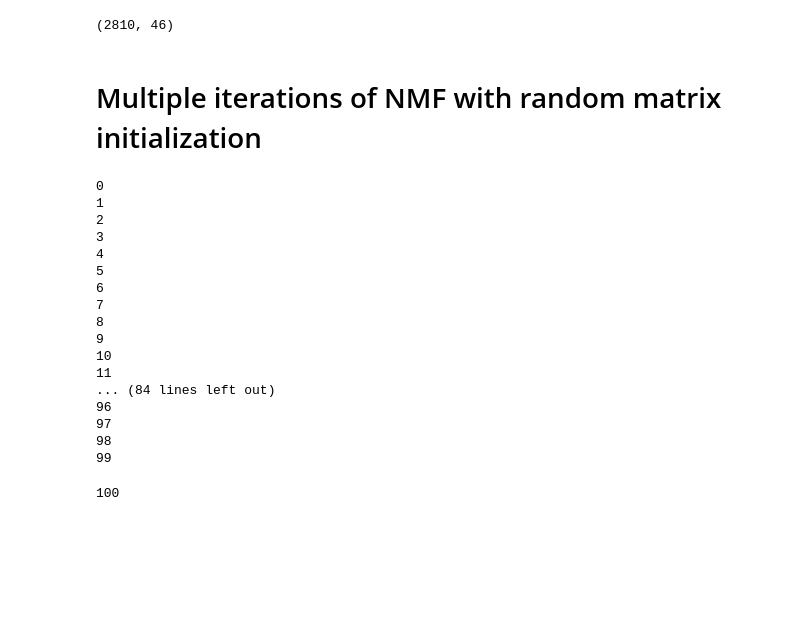
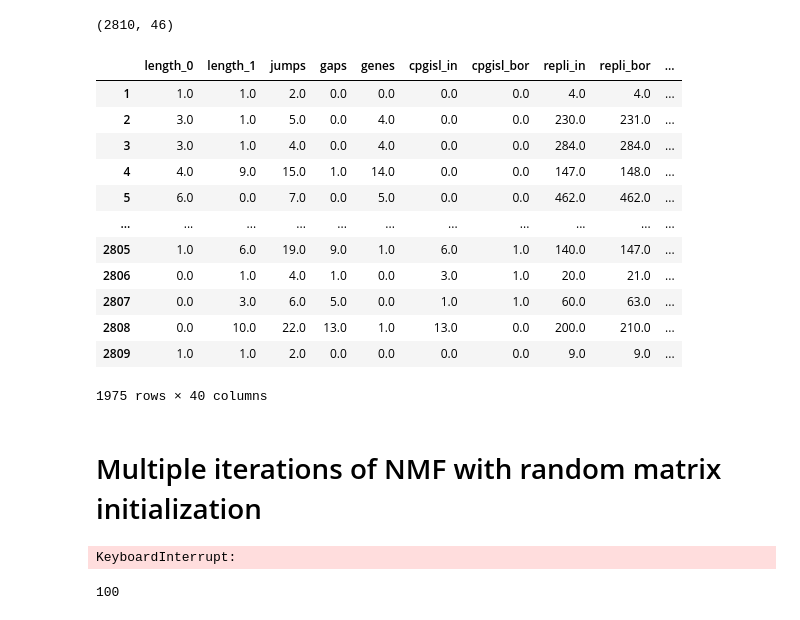
Before and after one commit to abdeldar/SD_network, a Jupyter notebook: NMF_Analysis/NMF_Analysis_1MB.ipynb, the cells around one changed output. Drawn from its saved outputs; the diff is of its cells as text; code cells hidden in the pictures; blank space fills up the shorter version.

```diff
--- a/NMF_Analysis/NMF_Analysis_1MB.ipynb
+++ b/NMF_Analysis/NMF_Analysis_1MB.ipynb
@@ -58,6 +58,22 @@ See the caveats in the documentation: https://pandas.pydata.org/pandas-docs/stab
 data.shape
 # %% [output]
 (2810, 46)
+# %%
+data_nonzero
+# %% [output]
+|  | length_0 | length_1 | jumps | gaps | genes | cpgisl_in | cpgisl_bor | repli_in | repli_bor | ... |
+| 1 | 1.0 | 1.0 | 2.0 | 0.0 | 0.0 | 0.0 | 0.0 | 4.0 | 4.0 | ... |
+| 2 | 3.0 | 1.0 | 5.0 | 0.0 | 4.0 | 0.0 | 0.0 | 230.0 | 231.0 | ... |
+| 3 | 3.0 | 1.0 | 4.0 | 0.0 | 4.0 | 0.0 | 0.0 | 284.0 | 284.0 | ... |
+| 4 | 4.0 | 9.0 | 15.0 | 1.0 | 14.0 | 0.0 | 0.0 | 147.0 | 148.0 | ... |
+| 5 | 6.0 | 0.0 | 7.0 | 0.0 | 5.0 | 0.0 | 0.0 | 462.0 | 462.0 | ... |
+| ... | ... | ... | ... | ... | ... | ... | ... | ... | ... | ... |
+| 2805 | 1.0 | 6.0 | 19.0 | 9.0 | 1.0 | 6.0 | 1.0 | 140.0 | 147.0 | ... |
+| 2806 | 0.0 | 1.0 | 4.0 | 1.0 | 0.0 | 3.0 | 1.0 | 20.0 | 21.0 | ... |
+| 2807 | 0.0 | 3.0 | 6.0 | 5.0 | 0.0 | 1.0 | 1.0 | 60.0 | 63.0 | ... |
+| 2808 | 0.0 | 10.0 | 22.0 | 13.0 | 1.0 | 13.0 | 0.0 | 200.0 | 210.0 | ... |
+| 2809 | 1.0 | 1.0 | 2.0 | 0.0 | 0.0 | 0.0 | 0.0 | 9.0 | 9.0 | ... |
+1975 rows × 40 columns
 # %% [markdown]
 # Multiple iterations of NMF with random matrix initialization
 # %%
@@ -107,27 +123,10 @@ def get_scores_vs_s(matrix):
 # we run the get_scores_vs_s function 100 times. This to get results from different intializations of matrices.
 res=[]
 for i in range(100):
-    print(i)
     scores, rc_error, r2error, exp_var_score, W_hat, H_hat = get_scores_vs_s(np.array(X_abs_scaler))
     res.append([scores, rc_error, r2error, exp_var_score, W_hat, H_hat])
 # %% [output]
-0
-1
-2
-3
-4
-5
-6
-7
-8
-9
-10
-11
-... (84 lines left out)
-96
-97
-98
-99
+KeyboardInterrupt:
 # %%
 len(res)
 # %% [output]
```
Also changed, not shown: parts of 5 cells of this notebook, 2 other files.
